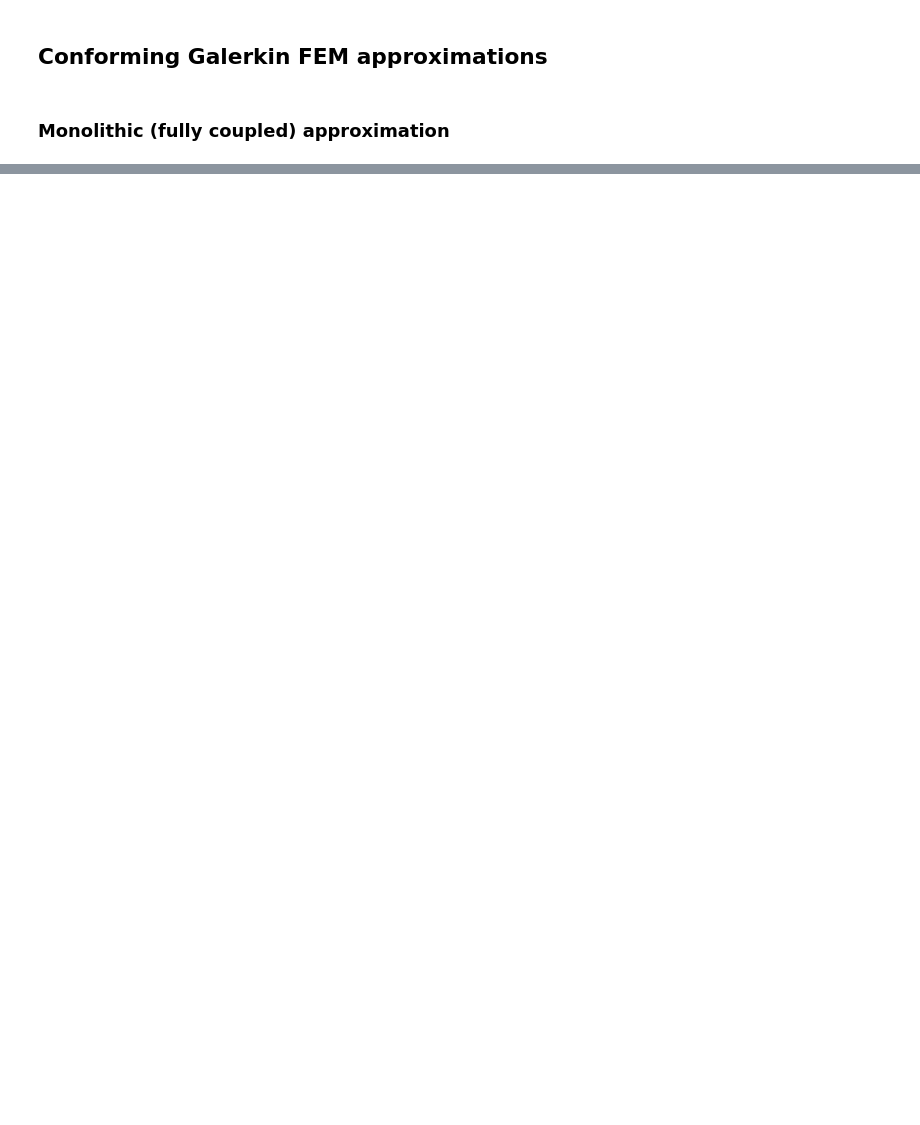
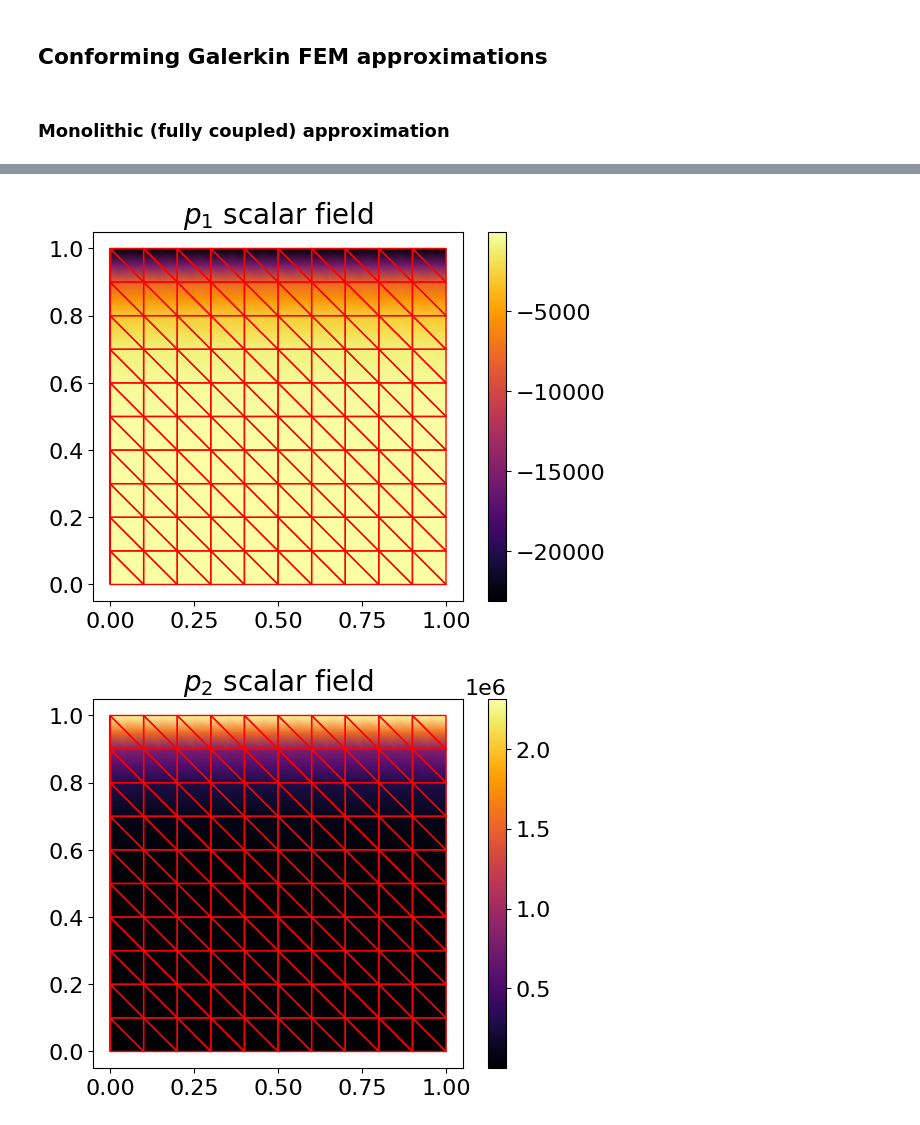
Before and after one commit to ThermoPhase-FCSRG/perphil, a Jupyter notebook: notebooks/conforming-galerkin-fem-operator-splitting.ipynb, the cells around one changed output, grey strips where cells are left out. Cells and saved outputs as stored; diff of their text form; code cells hidden in the pictures; blank space fills up the shorter version.

```diff
--- a/notebooks/conforming-galerkin-fem-operator-splitting.ipynb
+++ b/notebooks/conforming-galerkin-fem-operator-splitting.ipynb
@@ -38,7 +36,13 @@ def calculate_exact_solution(
 ## Exact solutions
 # %%
 # 1) Create a mesh and function‐spaces.  For example, a unit square:
-mesh = fd.UnitSquareMesh(10, 10)
+num_elements_x, num_elements_y = 10, 10
+enable_run_on_quads = False
+mesh = fd.UnitSquareMesh(
+    num_elements_x,
+    num_elements_y,
+    quadrilateral=enable_run_on_quads,
+)
 
 # Vector‐valued H1 space for velocity, and scalar CG1 space for pressure:
 V = fd.VectorFunctionSpace(mesh, "CG", 1)
@@ -49,9 +53,9 @@ x, y = fd.SpatialCoordinate(mesh)
 
 # Physical / problem parameters (you can change these as needed):
 k1 = fd.Constant(1.0)  # example value for k1
-k2 = fd.Constant(0.1)  # example value for k2
+k2 = k1 / 1e2  # example value for k2
 beta = fd.Constant(1.0)  # example value for β
-mu = fd.Constant(1.0)  # example value for μ
+mu = fd.Constant(1.0e0)  # example value for μ
 
 # Define η = sqrt(β (k1 + k2) / (k1 k2))
 eta = fd.sqrt(beta * (k1 + k2) / (k1 * k2))
@@ -206,0 +187,35 @@ LoopyIndexError: 'rt_X[1]' in instruction 'insn_1' accesses out-of-bounds array
+# %%
+fig, axes = plt.subplots()
+colors = fd.tripcolor(p1_h, axes=axes, cmap="inferno")
+fd.triplot(mesh, axes=axes, interior_kw={"edgecolors": "red"}, boundary_kw={"colors": "red"})
+axes.set_aspect("equal")
+axes.set_title(r"$p_1$ scalar field")
+fig.colorbar(colors)
+plt.show()
+
+fig, axes = plt.subplots()
+colors = fd.tripcolor(p2_h, axes=axes, cmap="inferno")
+fd.triplot(mesh, axes=axes, interior_kw={"edgecolors": "red"}, boundary_kw={"colors": "red"})
+axes.set_aspect("equal")
+axes.set_title(r"$p_2$ scalar field")
+fig.colorbar(colors)
+plt.show()
+
+fig, axes = plt.subplots()
+fd.triplot(mesh, axes=axes, boundary_kw={"colors": "k"})
+colors = fd.quiver(u1_h, axes=axes, cmap="inferno")
+axes.set_aspect("equal")
+axes.set_title(r"$u_1$ vector field")
+fig.colorbar(colors)
+plt.show()
+
+fig, axes = plt.subplots()
+fd.triplot(mesh, axes=axes, boundary_kw={"colors": "k"})
+colors = fd.quiver(u2_h, axes=axes, cmap="inferno")
+axes.set_aspect("equal")
+axes.set_title(r"$u_2$ vector field")
+fig.colorbar(colors)
+plt.show()
+# %% [output]
+[figure, added]
+[figure, added]
```
Also changed, not shown: parts of 4 cells of this notebook, 1 other file.
